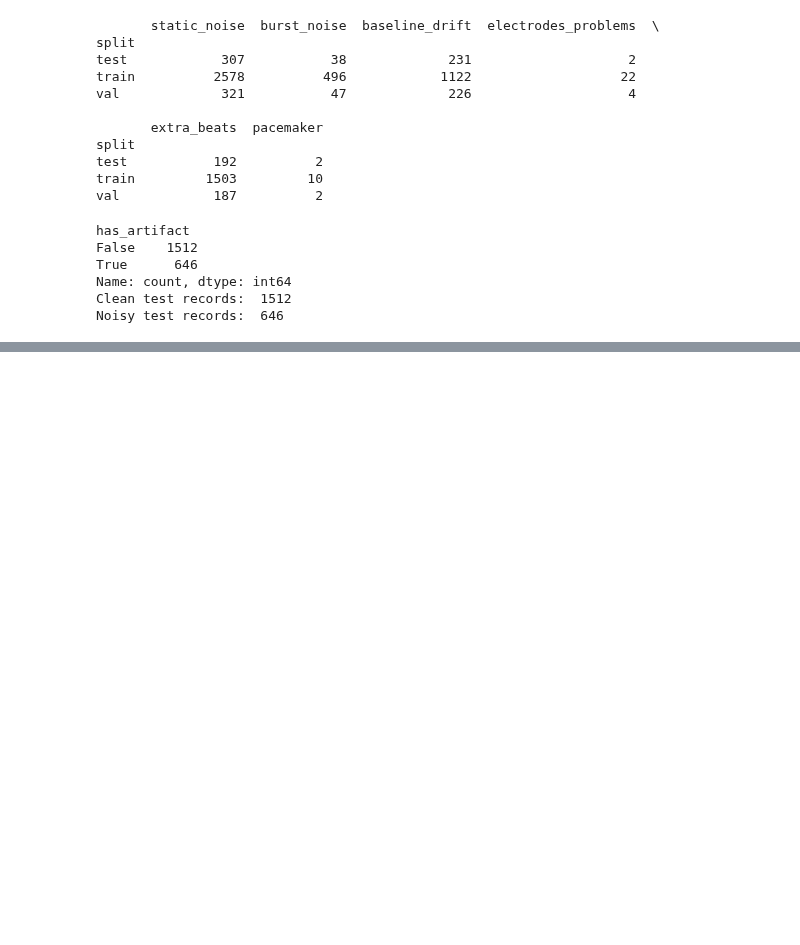
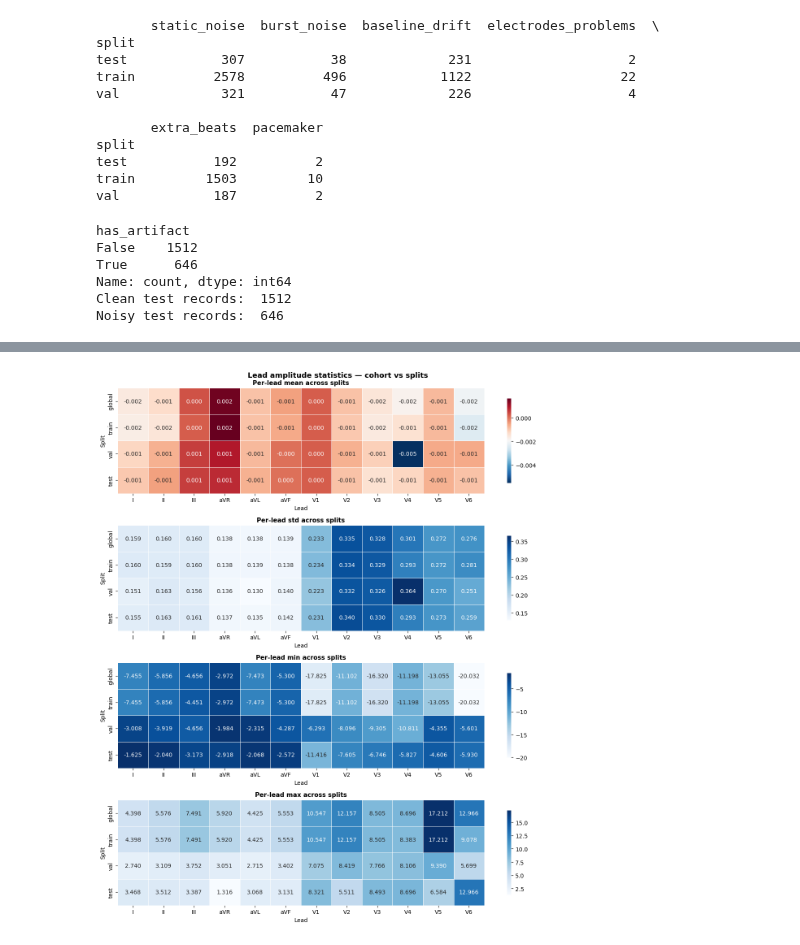
Before and after one commit to cristopher-d-delgado/ecg-ai-statistical-evaluation, a Jupyter notebook: notebooks/eda.ipynb, the cells around one changed output, grey strips where cells are left out. Cells and saved outputs as stored; diff of their text form; code cells hidden in the pictures; blank space fills up the shorter version.

```diff
--- a/notebooks/eda.ipynb
+++ b/notebooks/eda.ipynb
@@ -1216,0 +1299,45 @@ Noisy test records:  646
+# %%
+def plot_lead_stats(stats_dict: dict) -> plt.Figure:
+    """
+    Visualize per-lead amplitude statistics across splits as heatmaps.
+
+    Args:
+        stats_dict (dict): Keys are split names, values are lead_stats DataFrames.
+
+    Returns:
+        plt.Figure
+    """
+    metrics = ['mean', 'std', 'min', 'max']
+    n_splits = len(stats_dict)
+
+    fig, axes = plt.subplots(len(metrics), 1, figsize=(12, 14))
+
+    for ax, metric in zip(axes, metrics):
+        # Build matrix — rows = splits, columns = leads
+        matrix = pd.DataFrame(
+            {key: stats[metric] for key, stats in stats_dict.items()}
+        ).T
+
+        sns.heatmap(
+            matrix,
+            annot=True, fmt='.3f',
+            cmap='RdBu_r' if metric == 'mean' else 'Blues',
+            ax=ax,
+            linewidths=0.5,
+            linecolor='white',
+            cbar_kws={'shrink': 0.8}
+        )
+        ax.set_title(f'Per-lead {metric} across splits',
+                     fontsize=11, fontweight='bold')
+        ax.set_xlabel('Lead')
+        ax.set_ylabel('Split')
+
+    fig.suptitle('Lead amplitude statistics — cohort vs splits',
+                 fontsize=13, fontweight='bold')
+    fig.tight_layout()
+    return fig
+# %%
+fig = plot_lead_stats(stats_dict)
+plt.show()
+# %% [output]
+[figure, added]
```
Also changed, not shown: parts of 8 cells of this notebook.
